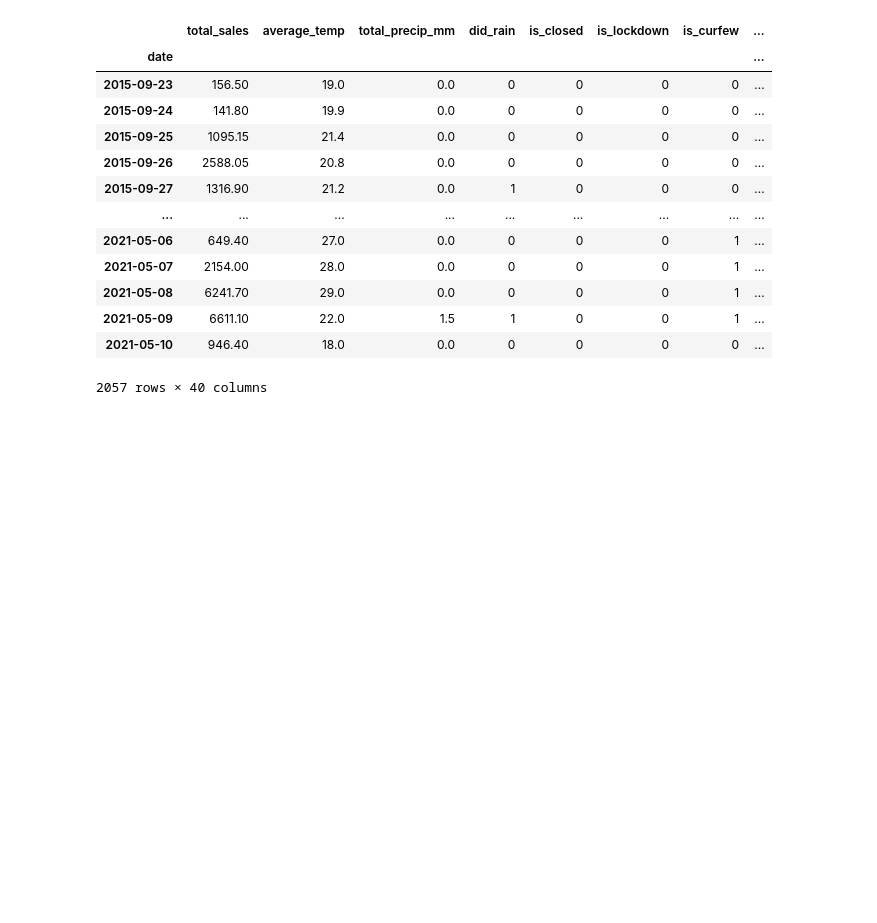
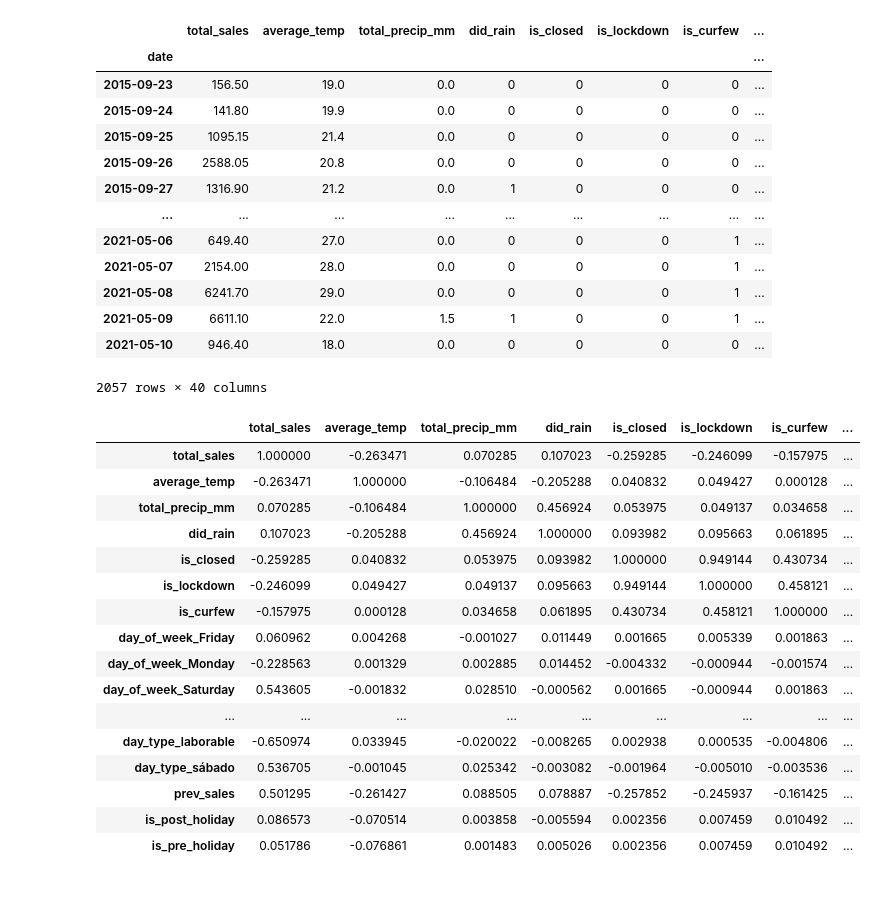
Before and after one commit to FranLeston/CityPlayForecast, a Jupyter notebook: 5-merge_data.ipynb, the cells around one changed output. Saved outputs shown, nothing was run; the diff lists cells and outputs as text; code cells hidden in the pictures; blank space fills up the shorter version.

```diff
--- a/5-merge_data.ipynb
+++ b/5-merge_data.ipynb
@@ -237,6 +238,26 @@ df4
 | 2021-05-09 | 6611.10 | 22.0 | 1.5 | 1 | 0 | 0 | 1 | ... |
 | 2021-05-10 | 946.40 | 18.0 | 0.0 | 0 | 0 | 0 | 0 | ... |
 2057 rows × 40 columns
+# %%
+df4.corr()
+# %% [output]
+|  | total_sales | average_temp | total_precip_mm | did_rain | is_closed | is_lockdown | is_curfew | ... |
+| total_sales | 1.000000 | -0.263471 | 0.070285 | 0.107023 | -0.259285 | -0.246099 | -0.157975 | ... |
+| average_temp | -0.263471 | 1.000000 | -0.106484 | -0.205288 | 0.040832 | 0.049427 | 0.000128 | ... |
+| total_precip_mm | 0.070285 | -0.106484 | 1.000000 | 0.456924 | 0.053975 | 0.049137 | 0.034658 | ... |
+| did_rain | 0.107023 | -0.205288 | 0.456924 | 1.000000 | 0.093982 | 0.095663 | 0.061895 | ... |
+| is_closed | -0.259285 | 0.040832 | 0.053975 | 0.093982 | 1.000000 | 0.949144 | 0.430734 | ... |
+| is_lockdown | -0.246099 | 0.049427 | 0.049137 | 0.095663 | 0.949144 | 1.000000 | 0.458121 | ... |
+| is_curfew | -0.157975 | 0.000128 | 0.034658 | 0.061895 | 0.430734 | 0.458121 | 1.000000 | ... |
+| day_of_week_Friday | 0.060962 | 0.004268 | -0.001027 | 0.011449 | 0.001665 | 0.005339 | 0.001863 | ... |
+| day_of_week_Monday | -0.228563 | 0.001329 | 0.002885 | 0.014452 | -0.004332 | -0.000944 | -0.001574 | ... |
+| day_of_week_Saturday | 0.543605 | -0.001832 | 0.028510 | -0.000562 | 0.001665 | -0.000944 | 0.001863 | ... |
+| ... | ... | ... | ... | ... | ... | ... | ... | ... |
+| day_type_laborable | -0.650974 | 0.033945 | -0.020022 | -0.008265 | 0.002938 | 0.000535 | -0.004806 | ... |
+| day_type_sábado | 0.536705 | -0.001045 | 0.025342 | -0.003082 | -0.001964 | -0.005010 | -0.003536 | ... |
+| prev_sales | 0.501295 | -0.261427 | 0.088505 | 0.078887 | -0.257852 | -0.245937 | -0.161425 | ... |
+| is_post_holiday | 0.086573 | -0.070514 | 0.003858 | -0.005594 | 0.002356 | 0.007459 | 0.010492 | ... |
+| is_pre_holiday | 0.051786 | -0.076861 | 0.001483 | 0.005026 | 0.002356 | 0.007459 | 0.010492 | ... |
 # %%
 df4.to_excel("data/test.xlsx", index=True)
 # %%
```
Also changed, not shown: parts of 4 cells of this notebook, 4 other files.
